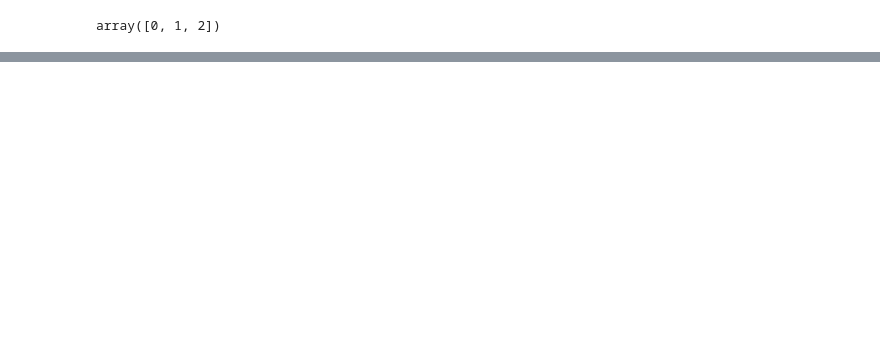
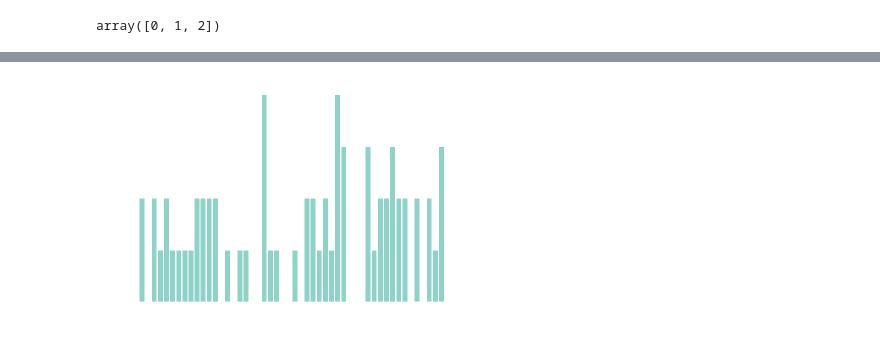
Before and after one commit to chongxi/spiketag, a Jupyter notebook: demo/GT/unit_test_controller.ipynb, the cells around one changed output, grey strips where cells are left out. Drawn from its saved outputs; the diff is of its cells as text; code cells hidden in the pictures; blank space fills up the shorter version.

```diff
--- a/demo/GT/unit_test_controller.ipynb
+++ b/demo/GT/unit_test_controller.ipynb
@@ -116,0 +161,8 @@ array([], dtype=int64)
+# %%
+spk_time, spk_id = ctrl.model.gtimes[ctrl.current_group], ctrl.clu.membership
+# %%
+spk_time = spk_time[(spk_id==2) | (spk_id==3)]
+spk_id   = spk_id[(spk_id==2) | (spk_id==3)]
+spk_id -= spk_id.min()
+# %%
+ccg = CCG(spk_time, spk_id)
@@ -116,0 +185,4 @@ array([], dtype=int64)
+# %%
+plt.bar(np.arange(-25,25), ccg[0,1]);
+# %% [output]
+[figure, added]
```
Also changed, not shown: parts of 35 cells of this notebook, 6 other files.
